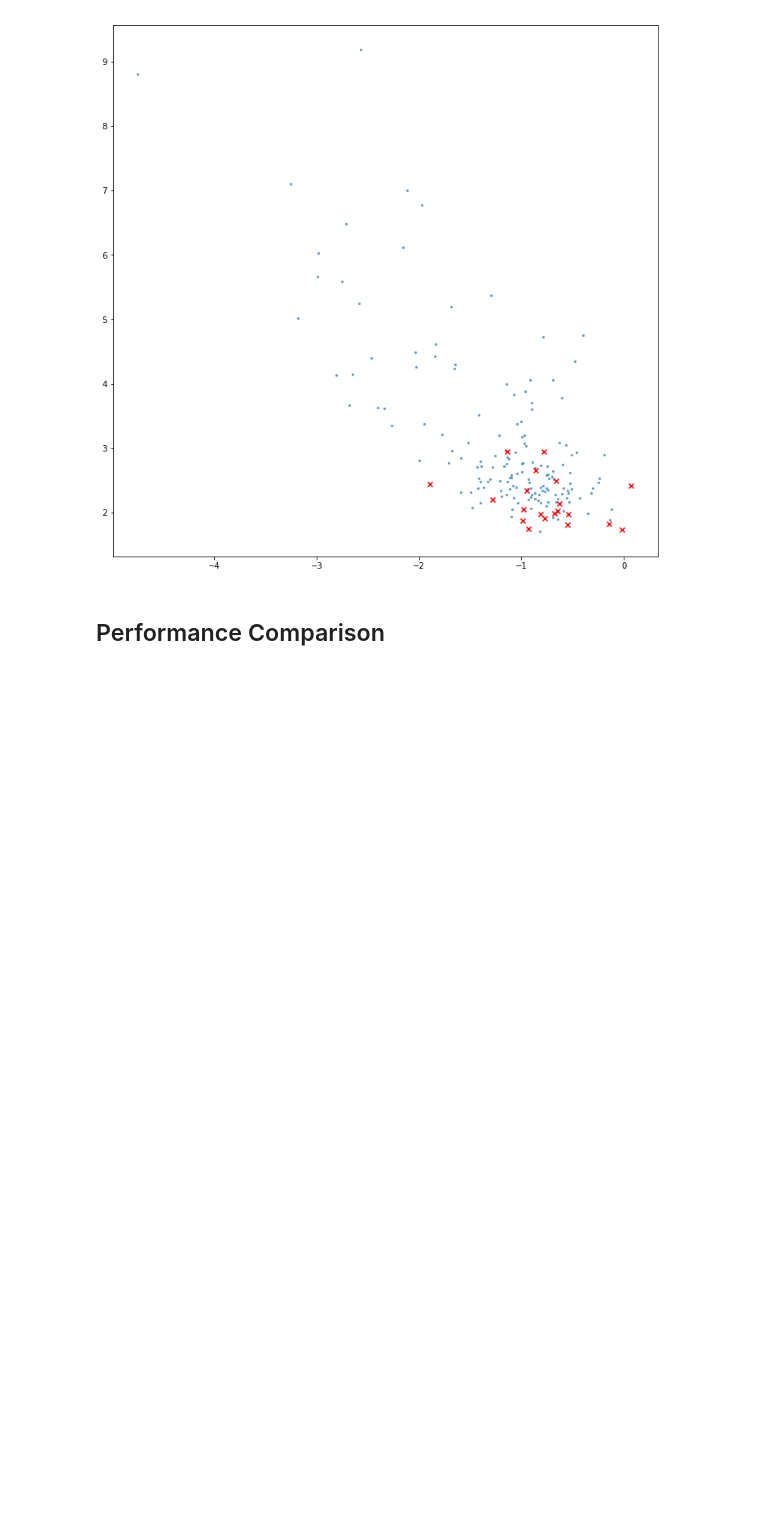
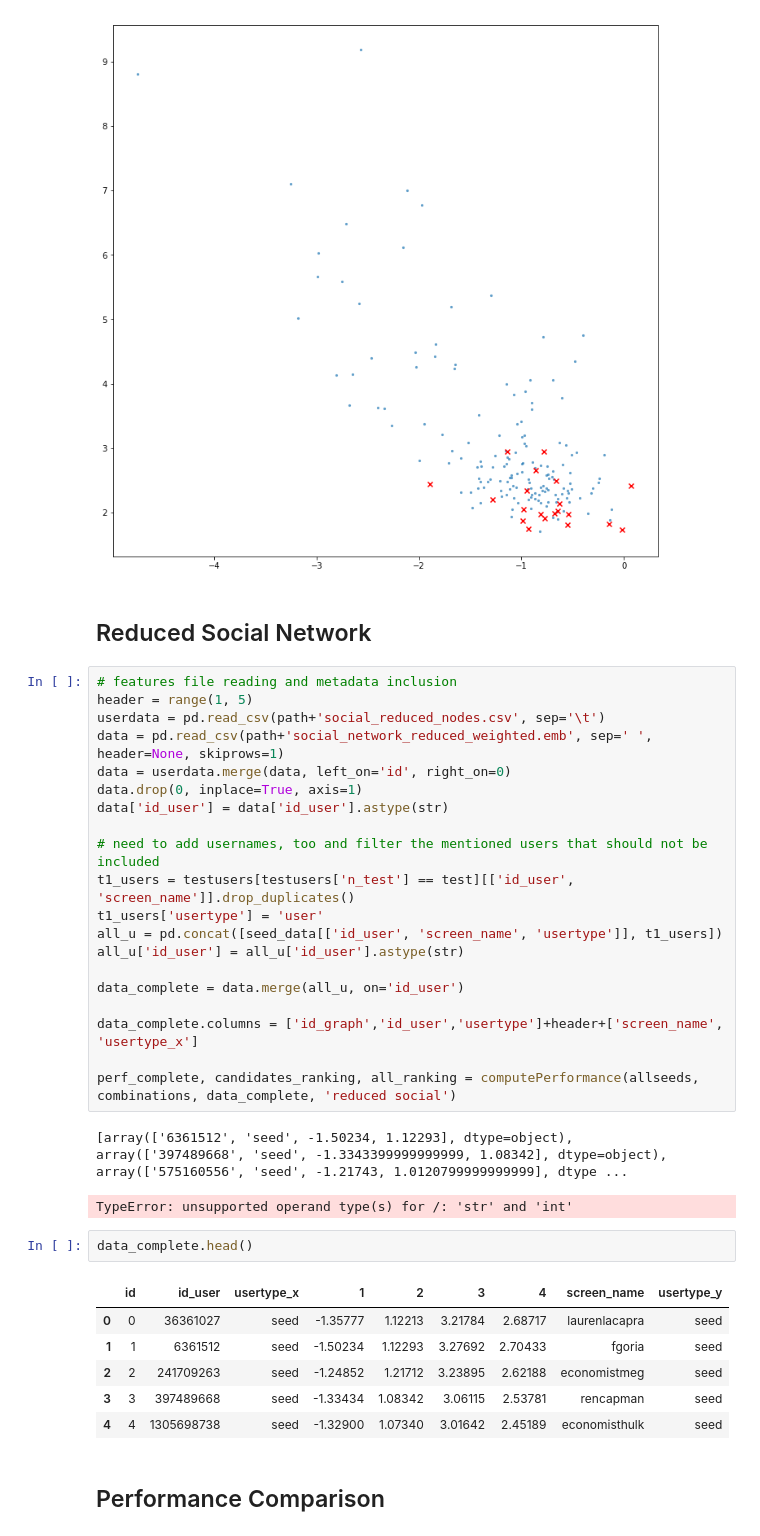
Before and after one commit to DataSciencePolimi/NetSKE, a Jupyter notebook: graphs/finance_20/Finance Domain - Test Network Features.ipynb, the cells around one changed output. Cells and saved outputs as stored; diff of their text form; blank space fills up the shorter version.

Commit message:
test with reduced graph features

```diff
--- a/graphs/finance_20/Finance Domain - Test Network Features.ipynb
+++ b/graphs/finance_20/Finance Domain - Test Network Features.ipynb
@@ -351,6 +351,40 @@ Average P@20: 8.24
 plotData(data_complete[data_complete['usertype'] == 'seed'], data_complete[data_complete['usertype']=='user'], header)
 # %% [output]
 [figure]
+# %% [markdown]
+## Reduced Social Network
+# %%
+# features file reading and metadata inclusion
+header = range(1, 5)
+userdata = pd.read_csv(path+'social_reduced_nodes.csv', sep='\t')
+data = pd.read_csv(path+'social_network_reduced_weighted.emb', sep=' ', header=None, skiprows=1)
+data = userdata.merge(data, left_on='id', right_on=0)
+data.drop(0, inplace=True, axis=1)
+data['id_user'] = data['id_user'].astype(str)
+
+# need to add usernames, too and filter the mentioned users that should not be included
+t1_users = testusers[testusers['n_test'] == test][['id_user', 'screen_name']].drop_duplicates()
+t1_users['usertype'] = 'user'
+all_u = pd.concat([seed_data[['id_user', 'screen_name', 'usertype']], t1_users])
+all_u['id_user'] = all_u['id_user'].astype(str)
+
+data_complete = data.merge(all_u, on='id_user')
+
+data_complete.columns = ['id_graph','id_user','usertype']+header+['screen_name', 'usertype_x']
+
+perf_complete, candidates_ranking, all_ranking = computePerformance(allseeds, combinations, data_complete, 'reduced social')
+# %% [output]
+[array(['6361512', 'seed', -1.50234, 1.12293], dtype=object), array(['397489668', 'seed', -1.3343399999999999, 1.08342], dtype=object), array(['575160556', 'seed', -1.21743, 1.0120799999999999], dtype ...
+TypeError: unsupported operand type(s) for /: 'str' and 'int'
+# %%
+data_complete.head()
+# %% [output]
+|  | id | id_user | usertype_x | 1 | 2 | 3 | 4 | screen_name | usertype_y |
+| 0 | 0 | 36361027 | seed | -1.35777 | 1.12213 | 3.21784 | 2.68717 | laurenlacapra | seed |
+| 1 | 1 | 6361512 | seed | -1.50234 | 1.12293 | 3.27692 | 2.70433 | fgoria | seed |
+| 2 | 2 | 241709263 | seed | -1.24852 | 1.21712 | 3.23895 | 2.62188 | economistmeg | seed |
+| 3 | 3 | 397489668 | seed | -1.33434 | 1.08342 | 3.06115 | 2.53781 | rencapman | seed |
+| 4 | 4 | 1305698738 | seed | -1.32900 | 1.07340 | 3.01642 | 2.45189 | economisthulk | seed |
 # %% [markdown]
 ## Performance Comparison
 # %%
```
Also changed, not shown: parts of 2 cells of this notebook.
